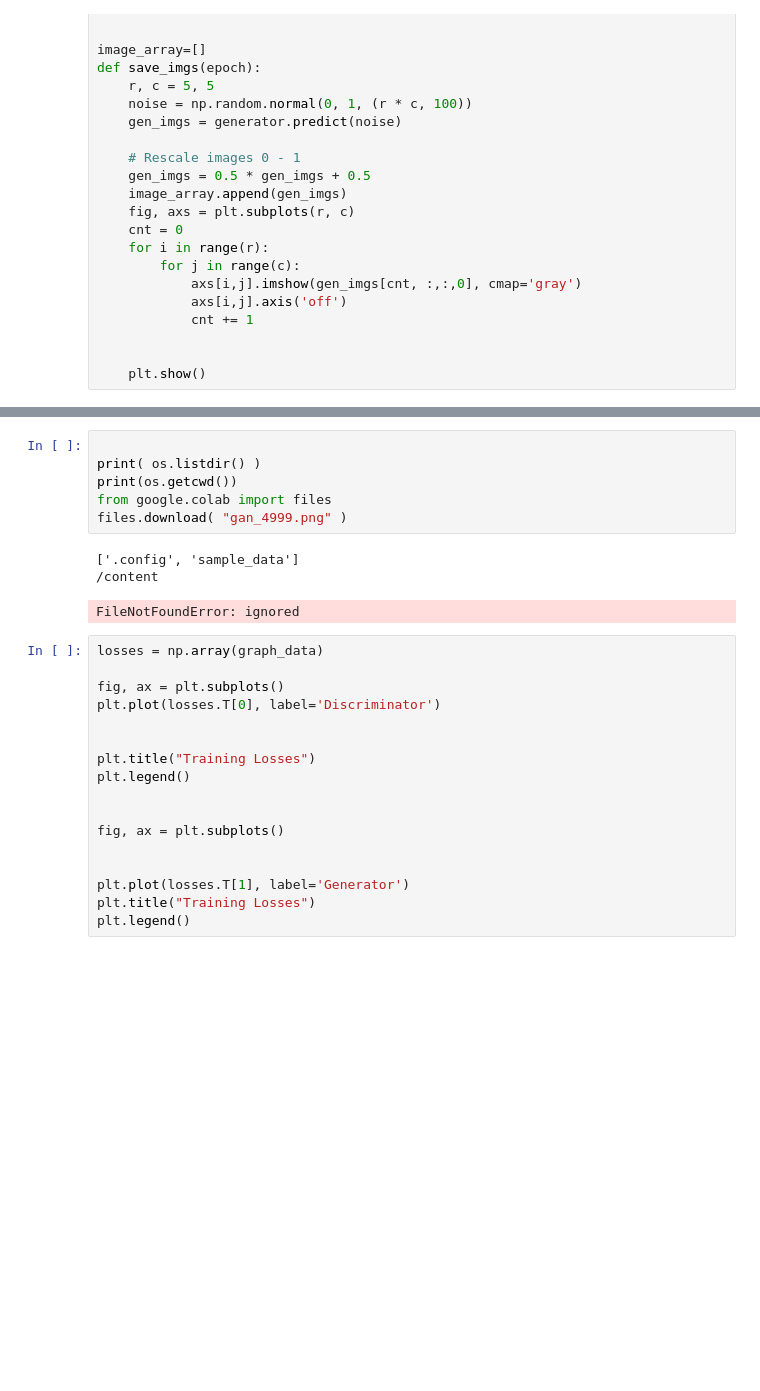
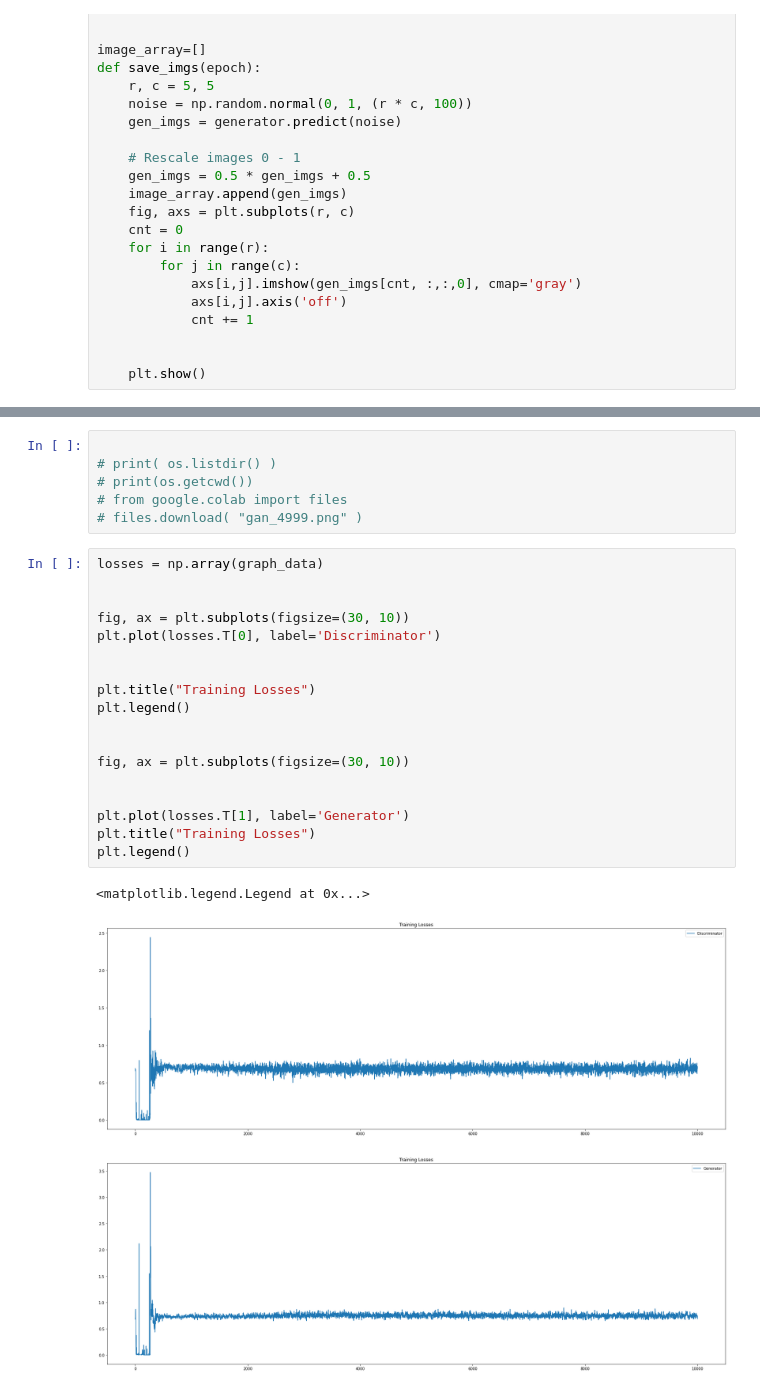
Before and after one commit to appersaravanan/Semeter-2-Assignment-1, a Jupyter notebook: GAN.ipynb, the cells around one changed output, grey strips where cells are left out. Saved outputs shown, nothing was run; the diff lists cells and outputs as text; blank space fills up the shorter version.

```diff
--- a/GAN.ipynb
+++ b/GAN.ipynb
@@ -199,29 +193,30 @@ _________________________________________________________________
 # %%
 
-print( os.listdir() )
-print(os.getcwd())
-from google.colab import files
-files.download( "gan_4999.png" )
+# print( os.listdir() )
+# print(os.getcwd())
+# from google.colab import files
+# files.download( "gan_4999.png" )
-# %% [output]
-['.config', 'sample_data']
-/content
-FileNotFoundError: ignored
 # %%
 losses = np.array(graph_data)
 
-fig, ax = plt.subplots()
+
+fig, ax = plt.subplots(figsize=(30, 10))
 plt.plot(losses.T[0], label='Discriminator')
 
 
 plt.title("Training Losses")
 plt.legend()
 
 
-fig, ax = plt.subplots()
+fig, ax = plt.subplots(figsize=(30, 10))
 
 
 plt.plot(losses.T[1], label='Generator')
 plt.title("Training Losses")
 plt.legend()
+# %% [output]
+<matplotlib.legend.Legend at 0x...>
+[figure, added]
+[figure, added]
 # %%
 
```
Also changed, not shown: parts of 8 cells of this notebook.
